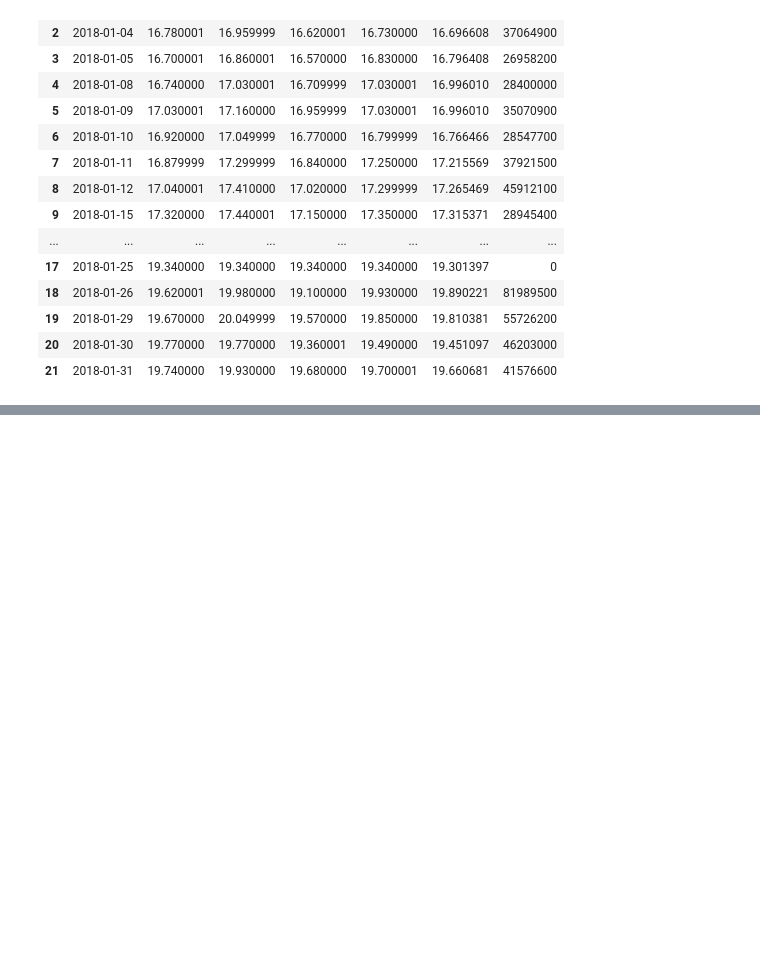
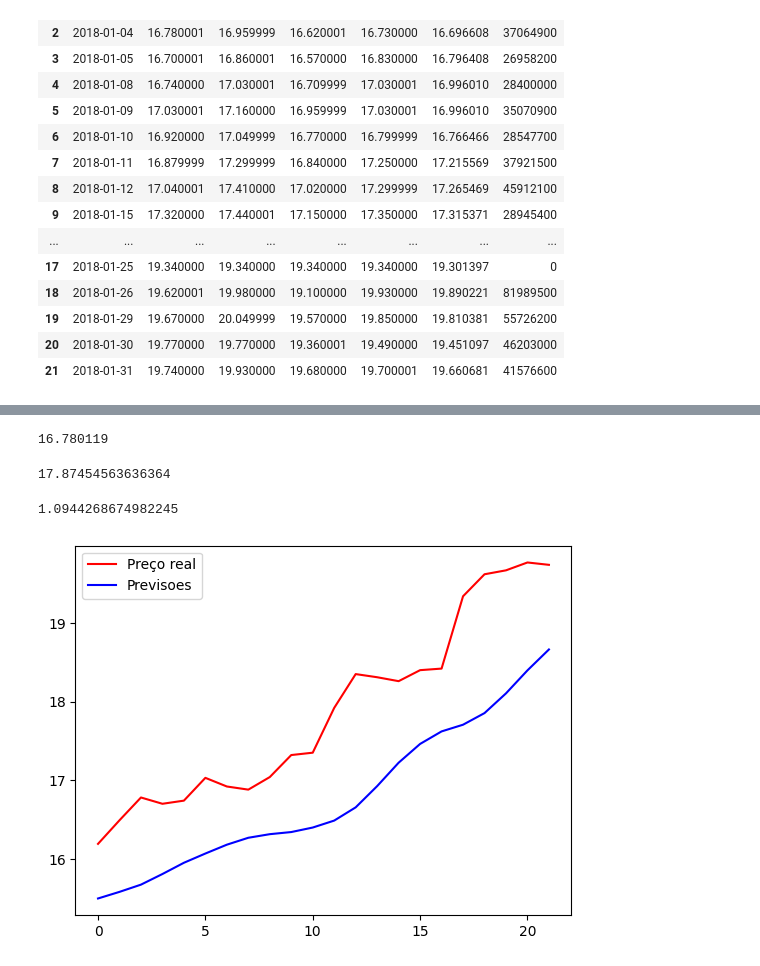
Before and after one commit to adrianofpereira/DeepLearningWithPython, a Jupyter notebook: TimesSeriesStocksPTR4.ipynb, the cells around one changed output, grey strips where cells are left out. Drawn from its saved outputs; the diff is of its cells as text; code cells hidden in the pictures; blank space fills up the shorter version.

```diff
--- a/TimesSeriesStocksPTR4.ipynb
+++ b/TimesSeriesStocksPTR4.ipynb
@@ -200,0 +281,4 @@ base_teste
+# %%
+X_teste = []
+for i in range(90, 112):
+    X_teste.append(entradas[i -90:i, 0])
@@ -200,0 +305,3 @@ base_teste
+# %%
+X_teste = np.array(X_teste)
+X_teste = np.reshape(X_teste, (X_teste.shape[0], X_teste.shape[1], 1))
@@ -200,0 +312,2 @@ base_teste
+# %%
+previsoes = regressor.predict(X_teste)
@@ -200,0 +336,2 @@ base_teste
+# %%
+previsoes = normalizador.inverse_transform(previsoes)
@@ -200,0 +358,19 @@ base_teste
+# %%
+previsoes.mean()
+# %% [output]
+16.780119
+# %%
+y_teste.mean()
+# %% [output]
+17.87454563636364
+# %%
+from sklearn.metrics import mean_absolute_error
+mean_absolute_error(y_teste, previsoes)
+# %% [output]
+1.0944268674982245
+# %%
+plt.plot(y_teste, color = "red", label = "Preço real")
+plt.plot(previsoes, color = "blue", label = "Previsoes")
+plt.legend();
+# %% [output]
+[figure, added]
```
Also changed, not shown: parts of 17 cells of this notebook.
